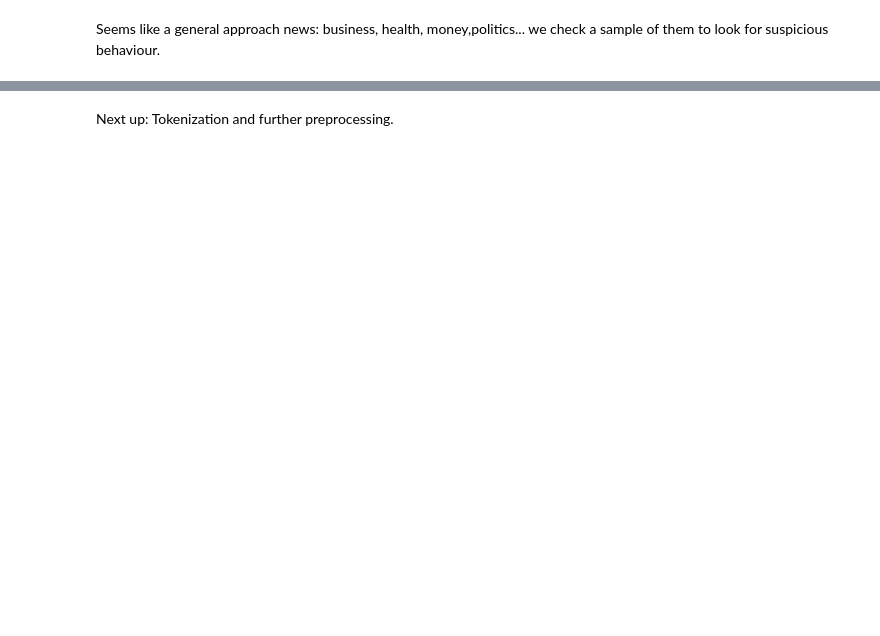
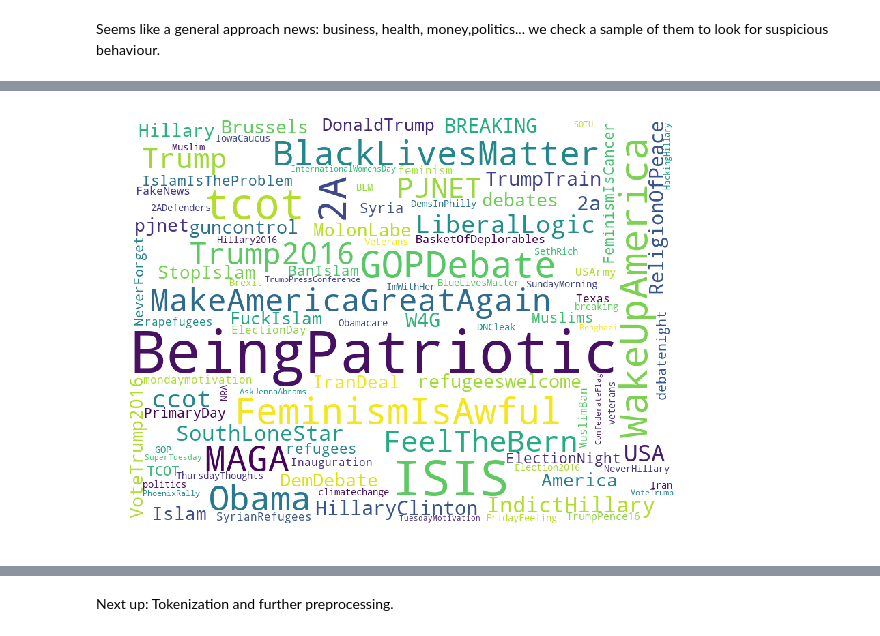
Before and after one commit to jrdmose/BGSE_Text_Mining, a Jupyter notebook: scripts/users_in_depth.ipynb, the cells around one changed output, grey strips where cells are left out. Cells and saved outputs as stored; diff of their text form; code cells hidden in the pictures; blank space fills up the shorter version.

```diff
--- a/scripts/users_in_depth.ipynb
+++ b/scripts/users_in_depth.ipynb
@@ -585,0 +643,5 @@ pd.DataFrame(tweets_news.sample(10))
+# %%
+right_hashtags = list(tweets[tweets.user_screen_name.isin(right_names)]["hashtags"].str.extractall(r'(\w+)').iloc[:,0])
+plot_wordcloud(right_hashtags,"../img/wordcloud4.png")
+# %% [output]
+[figure, added]
```
Also changed, not shown: parts of 24 cells of this notebook, 7 other files.
